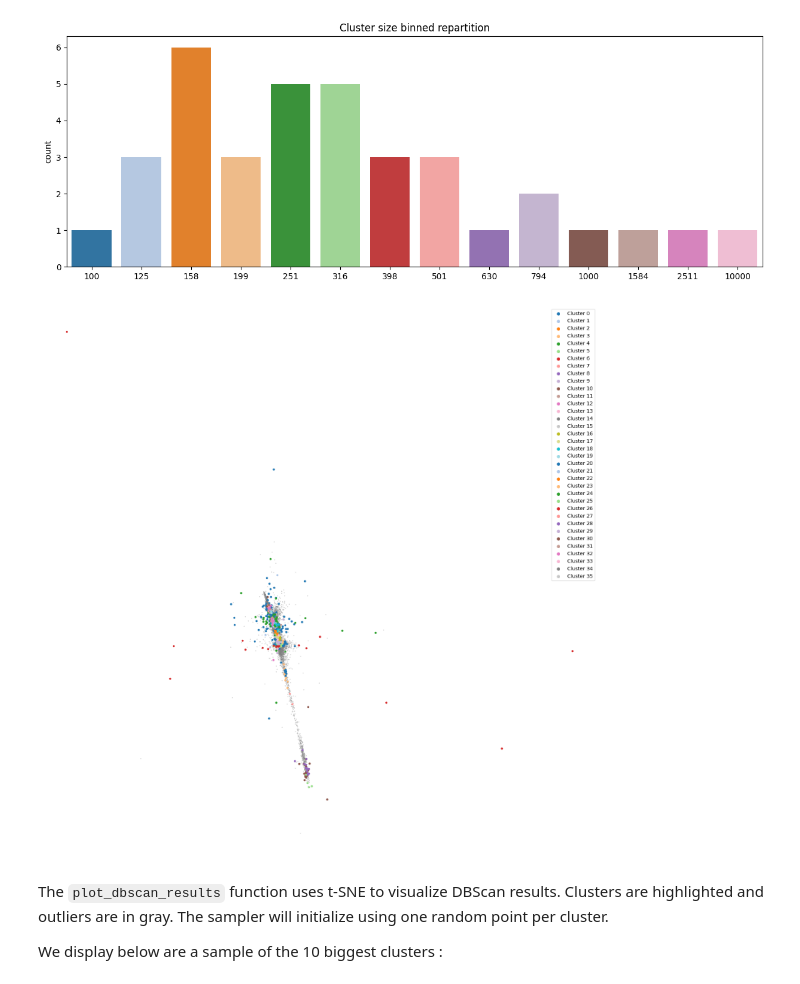
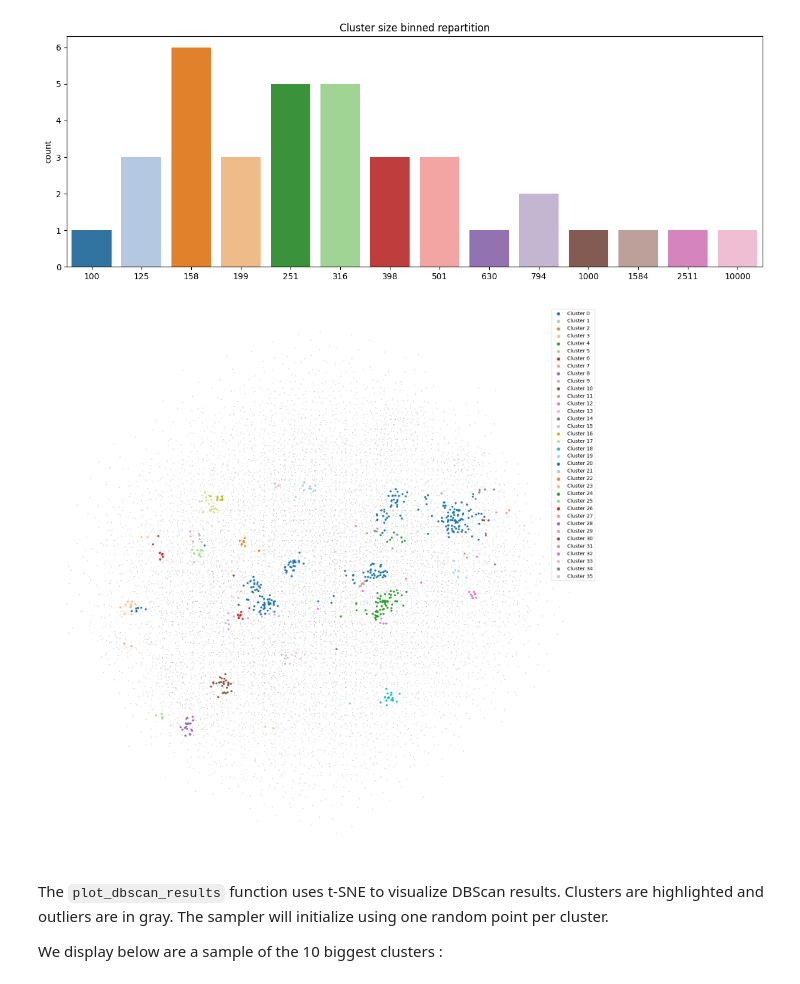
Before and after one commit to NVIDIA/Diversity-Sampling, a Jupyter notebook: notebooks/Demo_wiki.ipynb, the cells around one changed output. Drawn from its saved outputs; the diff is of its cells as text; code cells hidden in the pictures.

Commit message:
Add typing, tsne params, fix readme repo structure, rerun demo

```diff
--- a/notebooks/Demo_wiki.ipynb
+++ b/notebooks/Demo_wiki.ipynb
@@ -125,9 +124,15 @@ plt.show()
 # %% [output]
 [figure]
 # %%
-plot_dbscan_results(embeds, y, counts, min_size=MIN_SAMPLES)
+plot_dbscan_results(
+    embeds,
+    y,
+    counts,
+    min_size=MIN_SAMPLES,
+    tsne_params=dict(perplexity=10, early_exaggeration=10),
+)
 # %% [output]
-[figure, old version]
+[figure, new version]
 # %% [markdown]
 The `plot_dbscan_results` function uses t-SNE to visualize DBScan results. Clusters are highlighted and outliers are in gray.
 The sampler will initialize using one random point per cluster.
```
Also changed, not shown: parts of 12 cells of this notebook, 3 other files.
